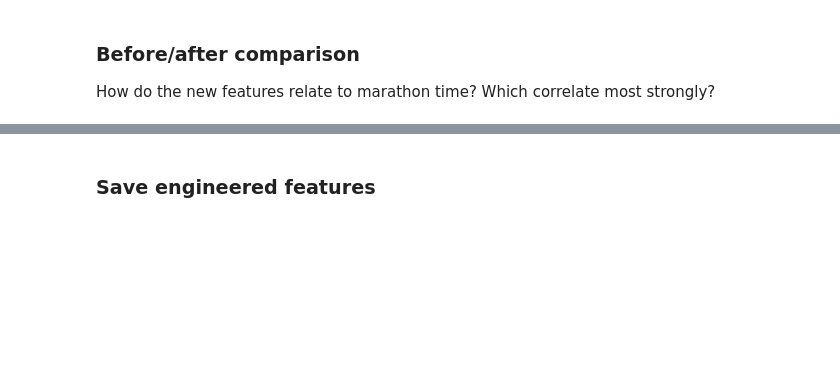
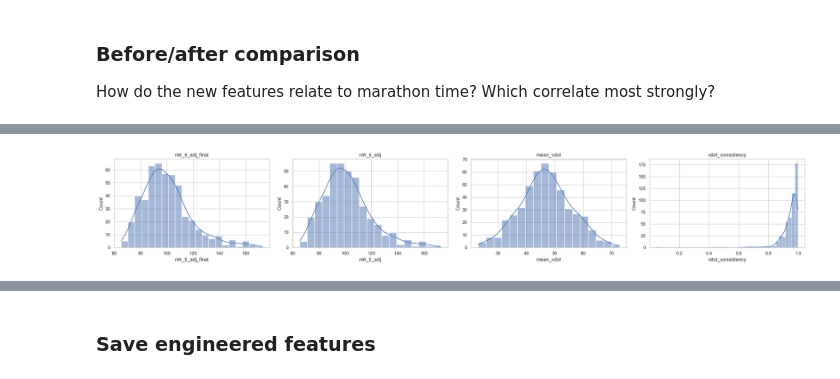
Before and after one commit to jacmil/Marathon-Pace-Predictor, a Jupyter notebook: notebooks/02_feature_engineering.ipynb, the cells around one changed output, grey strips where cells are left out. Cells and saved outputs as stored; diff of their text form; code cells hidden in the pictures; blank space fills up the shorter version.

```diff
--- a/notebooks/02_feature_engineering.ipynb
+++ b/notebooks/02_feature_engineering.ipynb
@@ -250,0 +327,18 @@ How do the new features relate to marathon time? Which correlate most strongly?
+# %%
+# Distribution plots of new features
+features =  ["mh_ti_adj_final",
+             "mh_ti_adj",
+             "mean_vdot",
+             "vdot_consistency",
+    ]
+
+fig, axes = plt.subplots(1, len(features), figsize=(6 * len(features), 4))
+
+for ax, feat in zip(axes, features):
+    sns.histplot(df[feat].dropna(), kde=True, ax=ax)
+    ax.set_title(feat)
+
+plt.tight_layout()
+plt.show()
+# %% [output]
+[figure, added]
```
Also changed, not shown: parts of 37 cells of this notebook.
